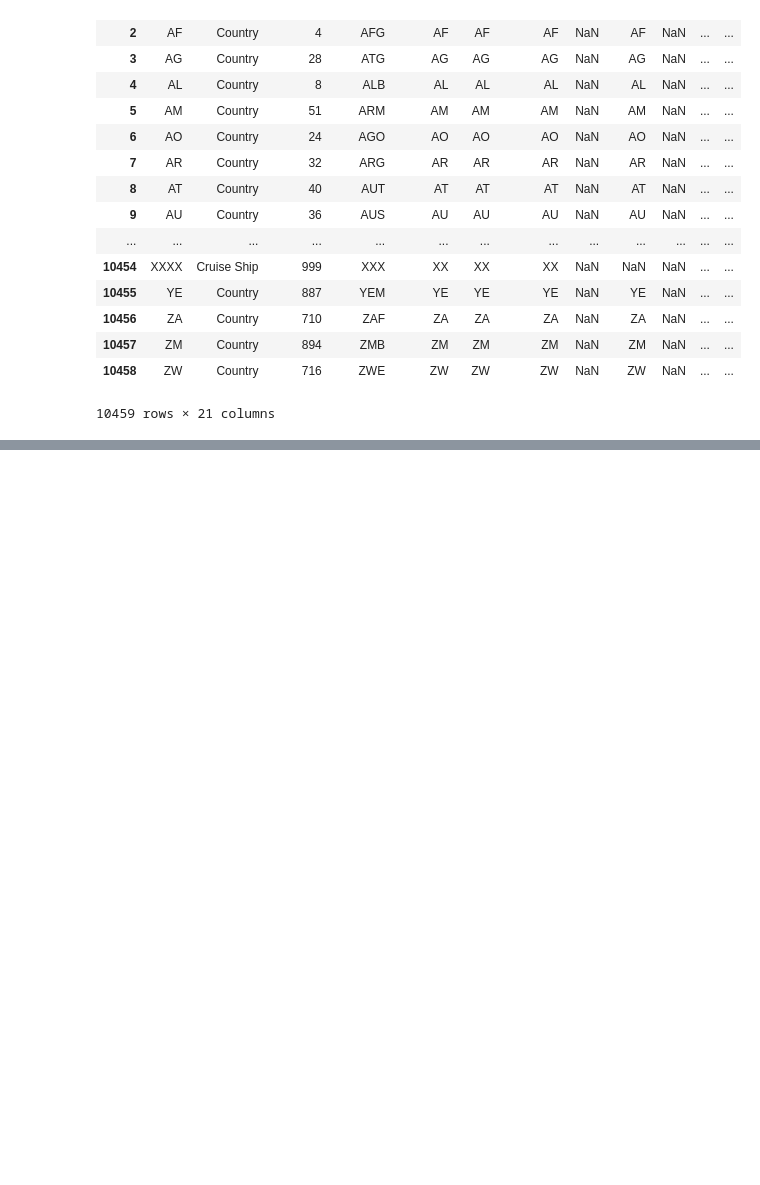
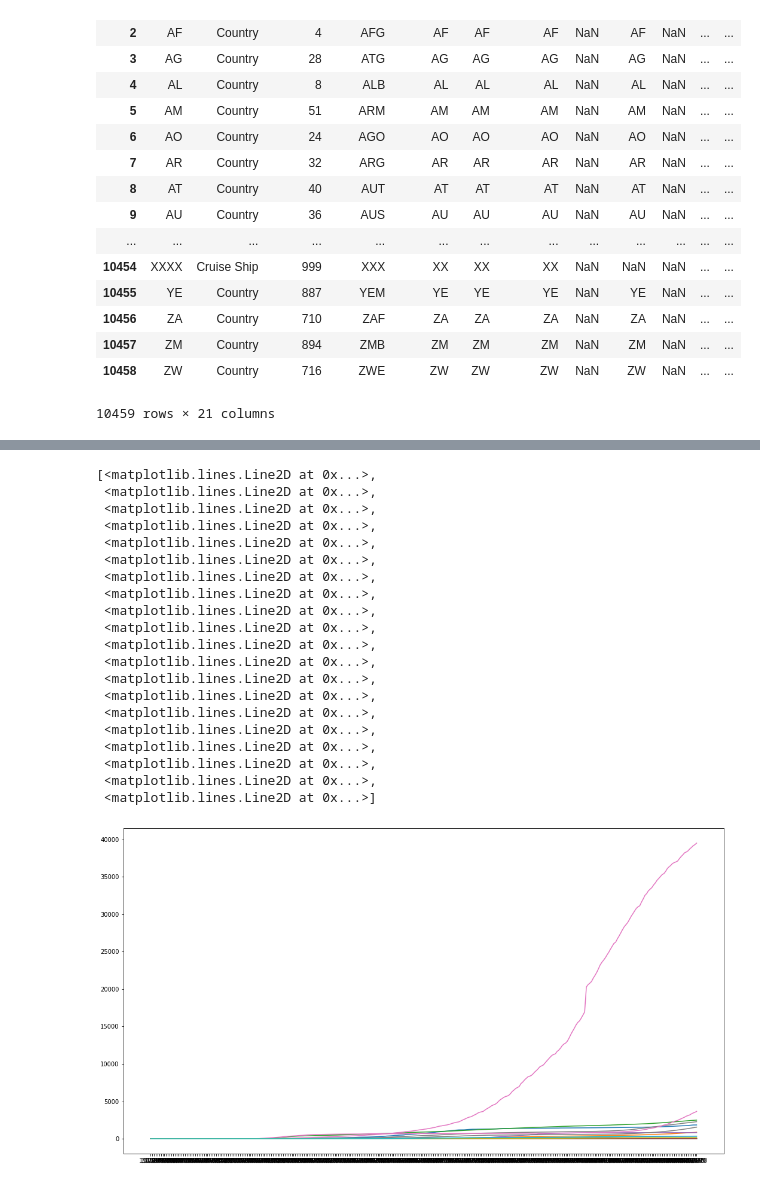
Before and after one commit to TristanBOOK/coronanet, a Jupyter notebook: Notebooks/Laurent_DataExploration.ipynb, the cells around one changed output, grey strips where cells are left out. Saved outputs shown, nothing was run; the diff lists cells and outputs as text; code cells hidden in the pictures; blank space fills up the shorter version.

Commit message:
parsing dates to feateng T0

```diff
--- a/Notebooks/Laurent_DataExploration.ipynb
+++ b/Notebooks/Laurent_DataExploration.ipynb
@@ -321,0 +332,7 @@ deaths
+# %%
+tdeaths= tdeaths.drop(index=[1,2])
+# %%
+# tdeaths.iloc[:,:]
+tdeaths.columns = tdeaths.iloc[0]
+tdeaths.drop(index=0, inplace=True)
+tdeaths.rename(columns={'Province/State':'date'}, inplace=True)
@@ -321,0 +349,2 @@ deaths
+# %%
+tdeaths.date = pd.to_datetime(tdeaths.date)
@@ -321,0 +395,3 @@ deaths
+# %%
+test = tdeaths.iloc[2:,:20] ## Date puis Pays
+test.head()
@@ -321,0 +405,25 @@ deaths
+# %%
+plt.figure(figsize=(18,10))
+plt.plot(test)
+# %% [output]
+[<matplotlib.lines.Line2D at 0x...>,
+ <matplotlib.lines.Line2D at 0x...>,
+ <matplotlib.lines.Line2D at 0x...>,
+ <matplotlib.lines.Line2D at 0x...>,
+ <matplotlib.lines.Line2D at 0x...>,
+ <matplotlib.lines.Line2D at 0x...>,
+ <matplotlib.lines.Line2D at 0x...>,
+ <matplotlib.lines.Line2D at 0x...>,
+ <matplotlib.lines.Line2D at 0x...>,
+ <matplotlib.lines.Line2D at 0x...>,
+ <matplotlib.lines.Line2D at 0x...>,
+ <matplotlib.lines.Line2D at 0x...>,
+ <matplotlib.lines.Line2D at 0x...>,
+ <matplotlib.lines.Line2D at 0x...>,
+ <matplotlib.lines.Line2D at 0x...>,
+ <matplotlib.lines.Line2D at 0x...>,
+ <matplotlib.lines.Line2D at 0x...>,
+ <matplotlib.lines.Line2D at 0x...>,
+ <matplotlib.lines.Line2D at 0x...>,
+ <matplotlib.lines.Line2D at 0x...>]
+[figure, added]
```
Also changed, not shown: parts of 59 cells of this notebook.
